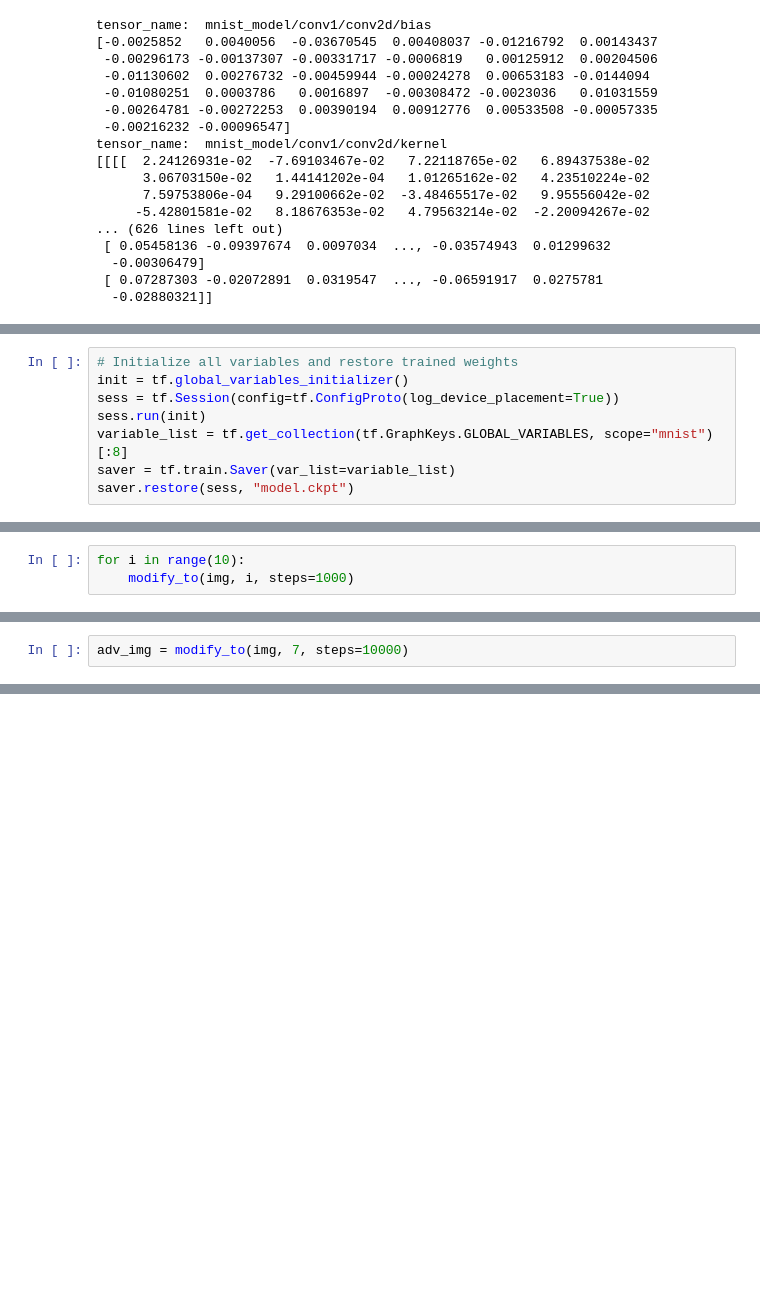
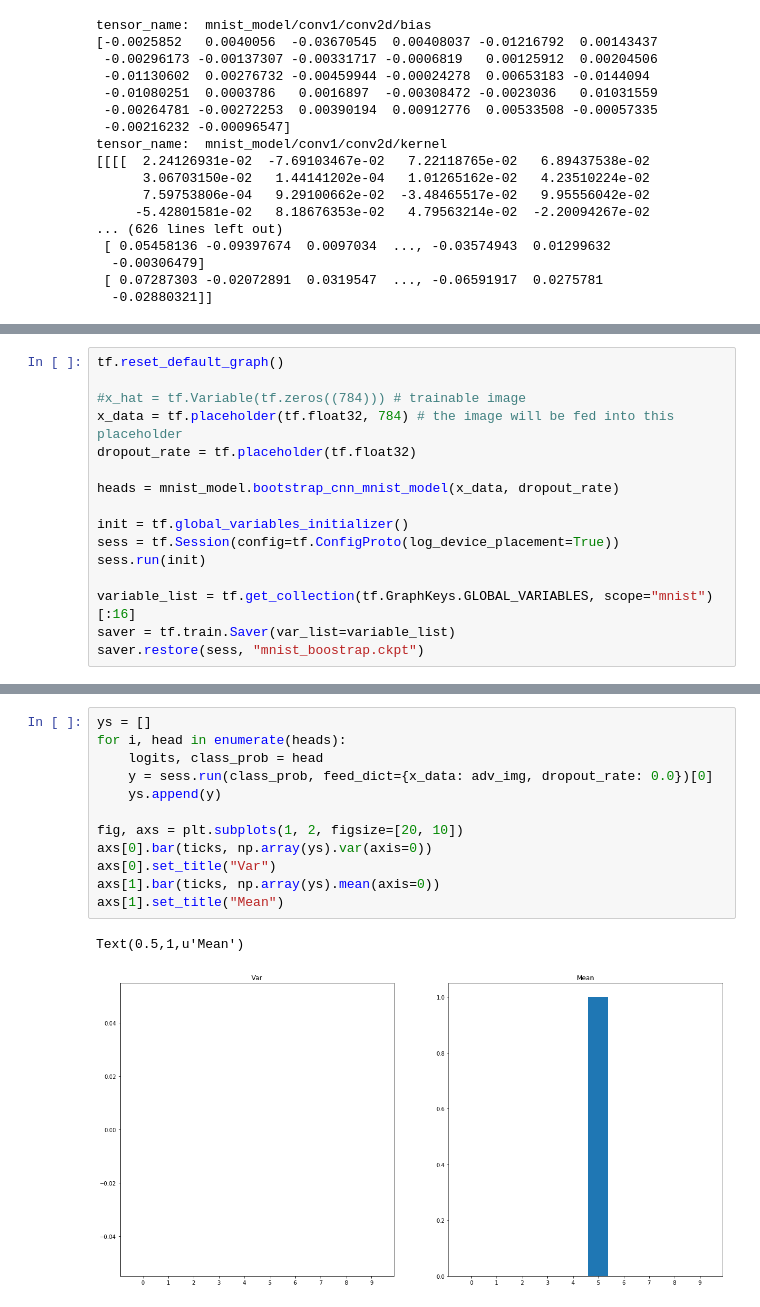
Before and after one commit to hutec/UncertaintyNN, a Jupyter notebook: notebooks/MNIST Adversarial.ipynb, the cells around one changed output, grey strips where cells are left out. Saved outputs shown, nothing was run; the diff lists cells and outputs as text; blank space fills up the shorter version.

```diff
--- a/notebooks/MNIST Adversarial.ipynb
+++ b/notebooks/MNIST Adversarial.ipynb
@@ -95,9 +181,17 @@ with tf.control_dependencies([projected]):
 # %%
-# Initialize all variables and restore trained weights
+tf.reset_default_graph()
+
+#x_hat = tf.Variable(tf.zeros((784))) # trainable image
+x_data = tf.placeholder(tf.float32, 784) # the image will be fed into this placeholder
+dropout_rate = tf.placeholder(tf.float32)
+
+heads = mnist_model.bootstrap_cnn_mnist_model(x_data, dropout_rate)
+
 init = tf.global_variables_initializer()
 sess = tf.Session(config=tf.ConfigProto(log_device_placement=True))
 sess.run(init)
-variable_list = tf.get_collection(tf.GraphKeys.GLOBAL_VARIABLES, scope="mnist")[:8]
+
+variable_list = tf.get_collection(tf.GraphKeys.GLOBAL_VARIABLES, scope="mnist")[:16]
 saver = tf.train.Saver(var_list=variable_list)
-saver.restore(sess, "model.ckpt")
+saver.restore(sess, "mnist_boostrap.ckpt")
 # %% [output]
@@ -149,3 +198,0 @@ def adversarial_results(adv_img, n_passes=10):
-# %%
-for i in range(10):
-    modify_to(img, i, steps=1000)
@@ -186,2 +198,0 @@ step 10000, loss=0.130641
-# %%
-adv_img = modify_to(img, 7, steps=10000)
@@ -197,0 +199,15 @@ Text(0.5,1,u'Mean')
+# %%
+ys = []
+for i, head in enumerate(heads):
+    logits, class_prob = head
+    y = sess.run(class_prob, feed_dict={x_data: adv_img, dropout_rate: 0.0})[0]
+    ys.append(y)
+
+fig, axs = plt.subplots(1, 2, figsize=[20, 10])
+axs[0].bar(ticks, np.array(ys).var(axis=0))
+axs[0].set_title("Var")
+axs[1].bar(ticks, np.array(ys).mean(axis=0))
+axs[1].set_title("Mean")
+# %% [output]
+Text(0.5,1,u'Mean')
+[figure, added]
```
Also changed, not shown: parts of 19 cells of this notebook, 3 other files.
